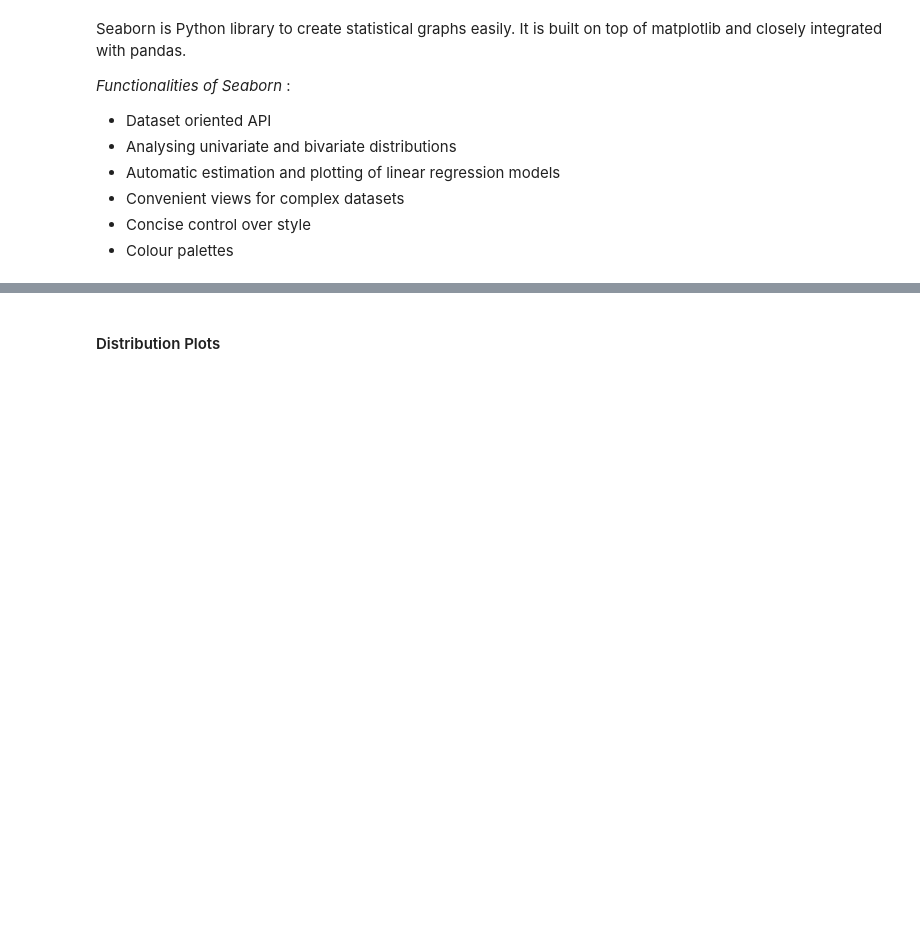
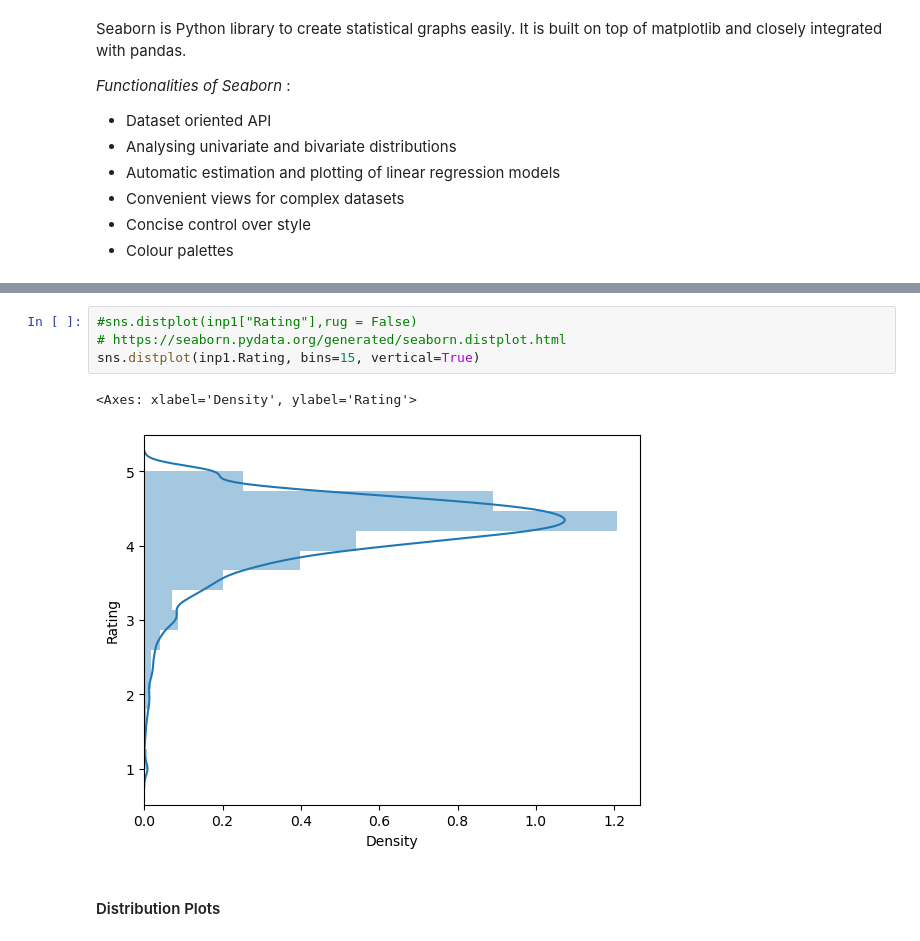
Before and after one commit to pratham98k/IIITB-ML-AI, a Jupyter notebook: IIIT-B/Course2-Statistics/Case+Study+Notebook/Case Study Notebook/Data Visualisation in Python - Case Study copy.ipynb, the cells around one changed output, grey strips where cells are left out. Saved outputs shown, nothing was run; the diff lists cells and outputs as text; blank space fills up the shorter version.

```diff
--- a/IIIT-B/Course2-Statistics/Case+Study+Notebook/Case Study Notebook/Data Visualisation in Python - Case Study copy.ipynb
+++ b/IIIT-B/Course2-Statistics/Case+Study+Notebook/Case Study Notebook/Data Visualisation in Python - Case Study copy.ipynb
@@ -747,2 +755,9 @@ _Functionalities of Seaborn_ :
+# %%
+#sns.distplot(inp1["Rating"],rug = False)
+# https://seaborn.pydata.org/generated/seaborn.distplot.html
+sns.distplot(inp1.Rating, bins=15, vertical=True)
+# %% [output]
+<Axes: xlabel='Density', ylabel='Rating'>
+[figure, added]
 # %% [markdown]
 #### Distribution Plots
```
Also changed, not shown: parts of 25 cells of this notebook, 1 other file.
